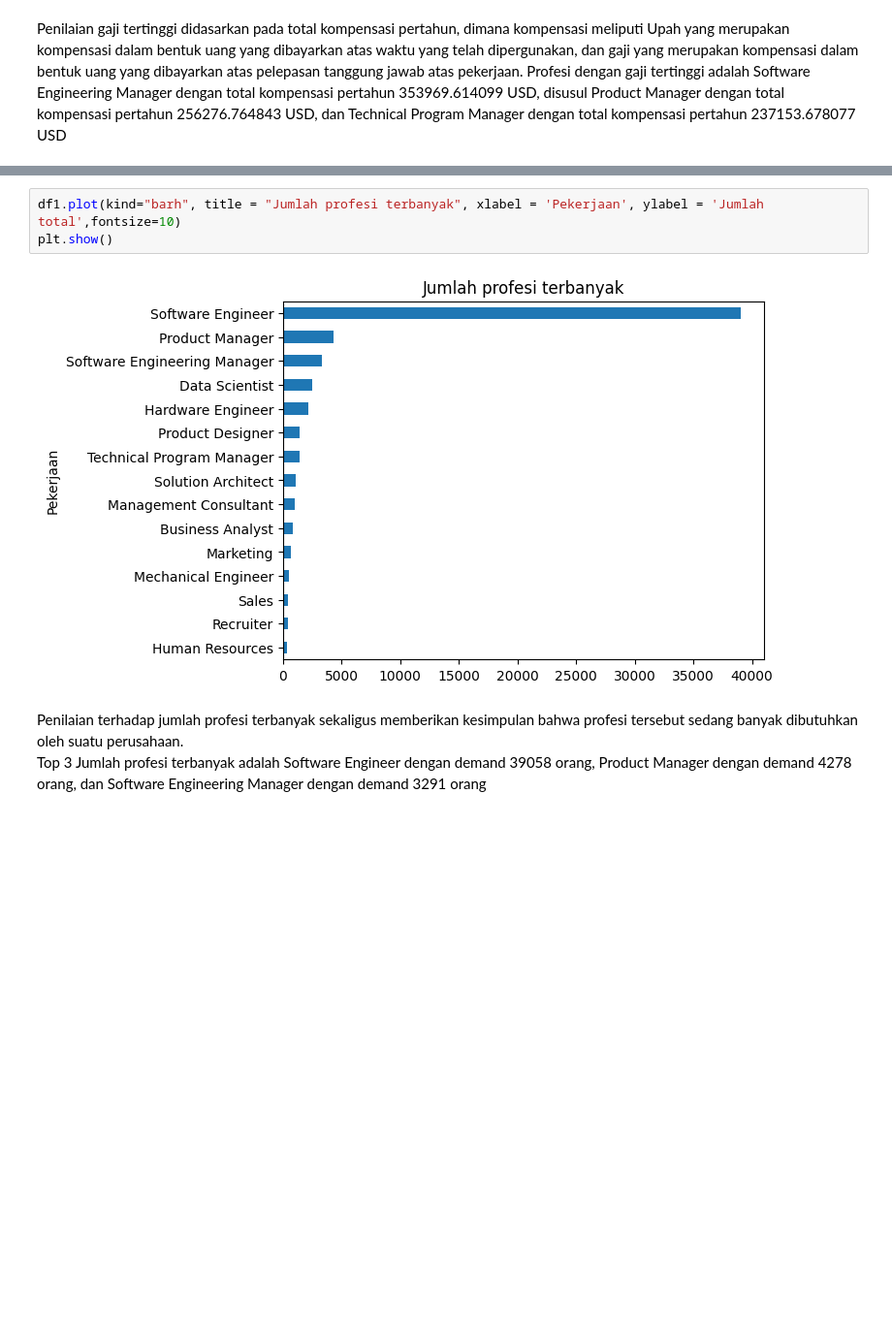
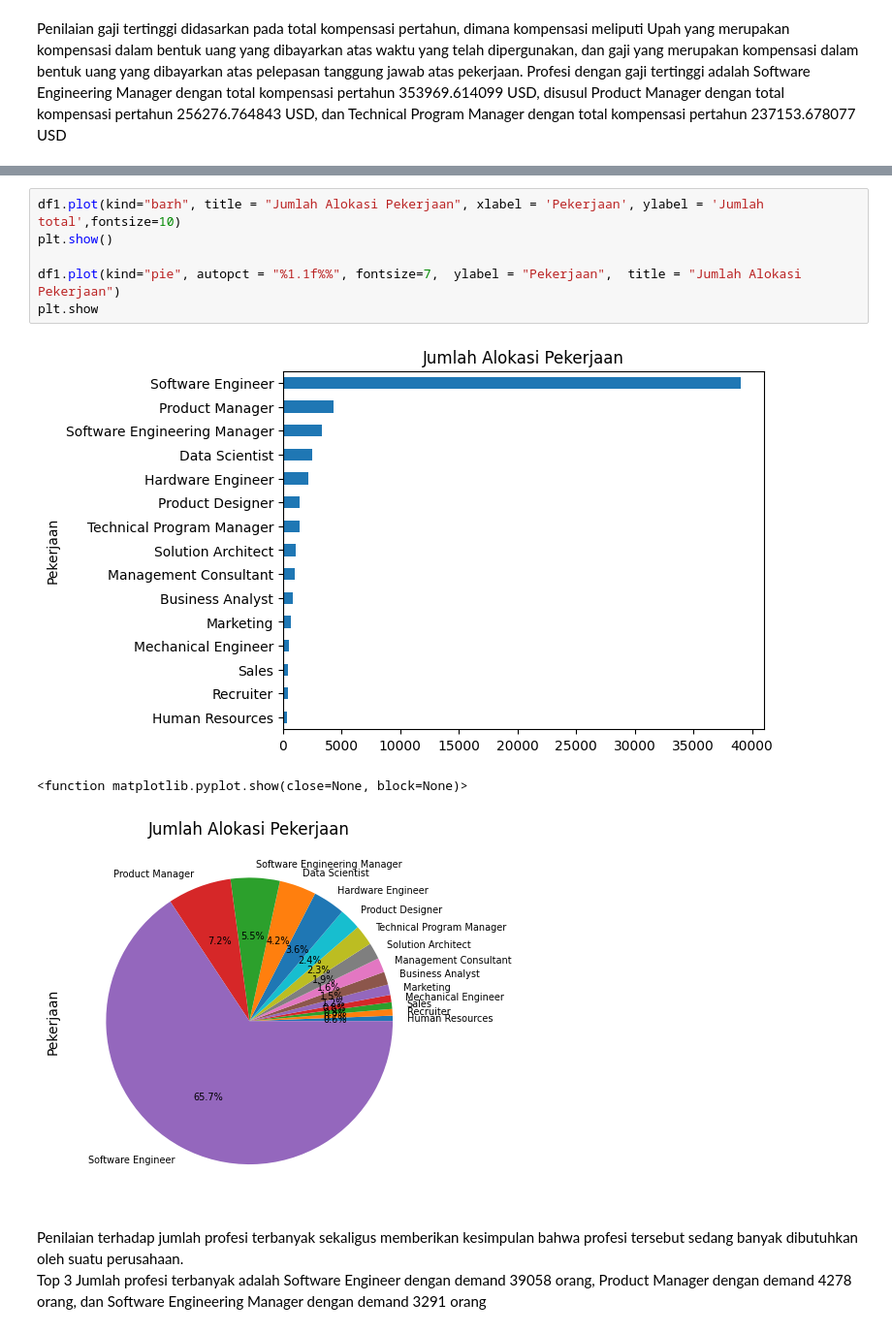
Before and after one commit to fairuzald/andat-Tubes2, a Jupyter notebook: main.ipynb, the cells around one changed output, grey strips where cells are left out. Shown at 97% size. Cells and saved outputs as stored; diff of their text form; blank space fills up the shorter version.

```diff
--- a/main.ipynb
+++ b/main.ipynb
@@ -744,10 +745,15 @@ Product Manager                  4278
 Software Engineer               39058
 Name: title, dtype: int64
 # %%
-df1.plot(kind="barh", title = "Jumlah profesi terbanyak", xlabel = 'Pekerjaan', ylabel = 'Jumlah total',fontsize=10)
+df1.plot(kind="barh", title = "Jumlah Alokasi Pekerjaan", xlabel = 'Pekerjaan', ylabel = 'Jumlah total',fontsize=10)
 plt.show()
+
+df1.plot(kind="pie", autopct = "%1.1f%%", fontsize=7,  ylabel = "Pekerjaan",  title = "Jumlah Alokasi Pekerjaan")
+plt.show
 # %% [output]
 [figure]
+<function matplotlib.pyplot.show(close=None, block=None)>
+[figure, added]
 # %% [markdown]
 Penilaian terhadap jumlah profesi terbanyak sekaligus memberikan kesimpulan bahwa profesi tersebut sedang banyak dibutuhkan oleh suatu perusahaan.<br>
 Top 3 Jumlah profesi terbanyak adalah
```
Also changed, not shown: parts of 32 cells of this notebook.
